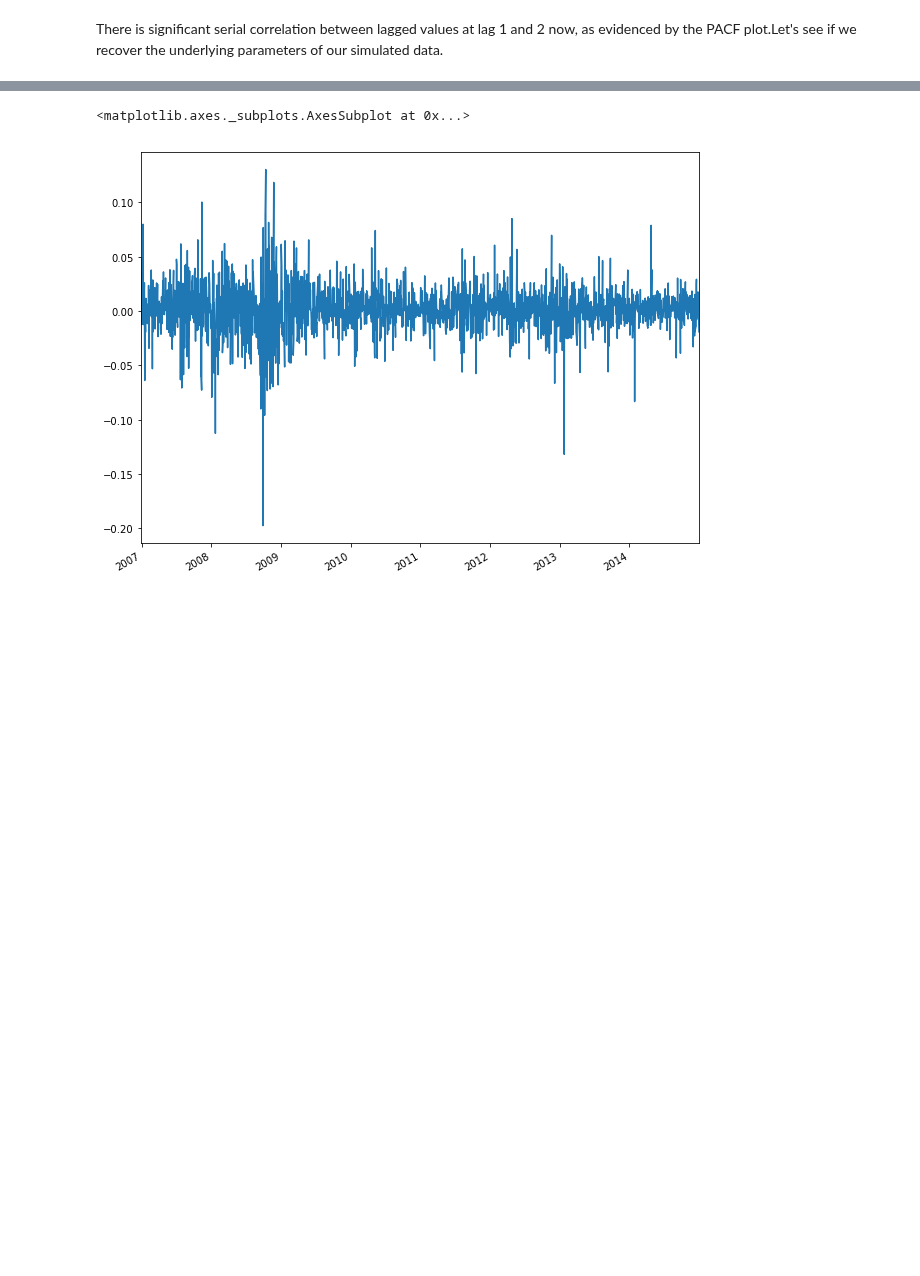
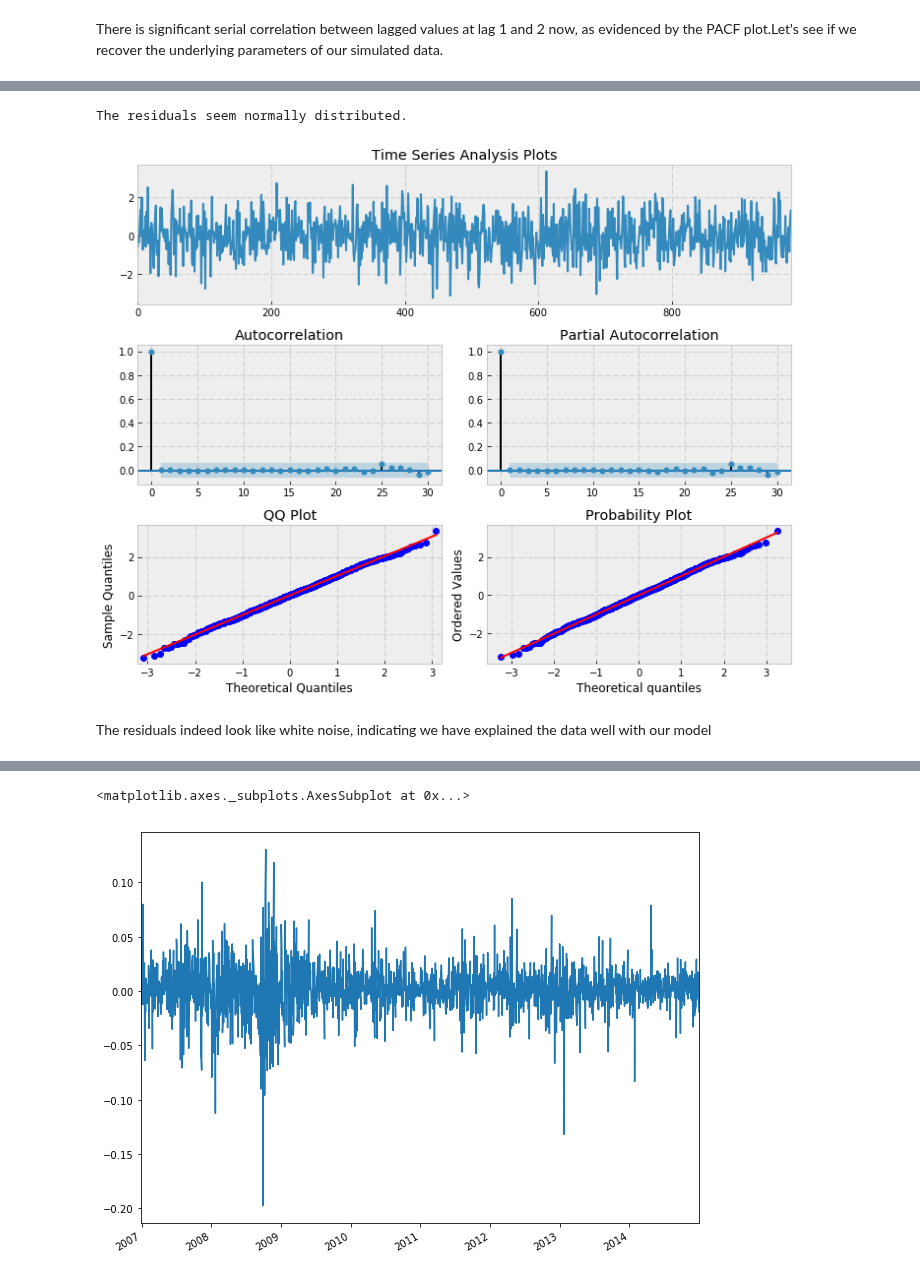
Before and after one commit to Auquan/Tutorials, a Jupyter notebook: Time Series Analysis - 2.ipynb, the cells around one changed output, grey strips where cells are left out. Saved outputs shown, nothing was run; the diff lists cells and outputs as text; code cells hidden in the pictures; blank space fills up the shorter version.

```diff
--- a/Time Series Analysis - 2.ipynb
+++ b/Time Series Analysis - 2.ipynb
@@ -147,0 +146,6 @@ true coefs = [0.666, -0.333] | true order = 2
+# %%
+mdl = smt.AR(ar2).fit()
+print 'Parameters'
+print mdl.params
+print 'Standard Error'
+print mdl.bse
@@ -147,0 +193,17 @@ true coefs = [0.666, -0.333] | true order = 2
+# %%
+from statsmodels.stats.stattools import jarque_bera
+
+score, pvalue, _, _ = jarque_bera(mdl.resid)
+
+if pvalue < 0.10:
+    print 'We have reason to suspect the residuals are not normally distributed.'
+else:
+    print 'The residuals seem normally distributed.'
+# %% [output]
+The residuals seem normally distributed.
+# %%
+tsplot(mdl.resid, lags=30)
+# %% [output]
+[figure, added]
+# %% [markdown]
+The residuals indeed look like white noise, indicating we have explained the data well with our model
```
Also changed, not shown: parts of 26 cells of this notebook.
